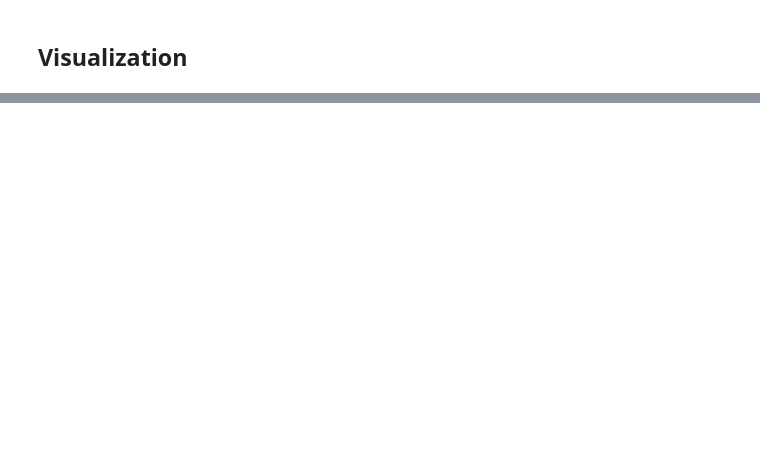
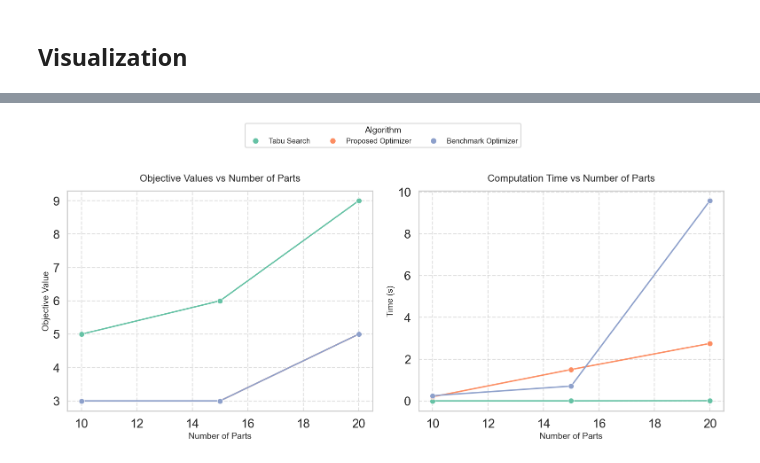
Before and after one commit to emrekuruu/Production_Planning, a Jupyter notebook: demo.ipynb, the cells around one changed output, grey strips where cells are left out. Cells and saved outputs as stored; diff of their text form; code cells hidden in the pictures; blank space fills up the shorter version.

Commit message:
feat: add a comparision line graph

```diff
--- a/demo.ipynb
+++ b/demo.ipynb
@@ -106,0 +50,17 @@ print(optimization_time)
+# %%
+for num_parts in range(10, 21, 5):
+    problem_parameters = get_dynamic_parameters(num_parts)
+
+    tabu = TabuSearchScheduler(tabu_tenure=10, max_iterations=100, **problem_parameters)
+    best_solution, best_value, elapsed_time = tabu()
+    results.append( ["Tabu Search", best_value, round(elapsed_time, 4), num_parts] )
+
+    proposed_optimizer = Optimizer(**problem_parameters)
+    proposed_model, proposed_objective_value, optimization_time = proposed_optimizer(best_solution)
+    results.append( ["Proposed Optimizer", proposed_objective_value, round(optimization_time, 4), num_parts])
+
+    benchmark_optimizer = Optimizer(**problem_parameters)
+    benchmark_model, benchmark_objective_value, optimization_time = benchmark_optimizer()
+    results.append(["Benchmark Optimizer", benchmark_objective_value, round(optimization_time, 4), num_parts])
+
+results_df = pd.DataFrame(results, columns=["Algorithm", "Objective Value", "Time", "Number of Parts"])
@@ -109,3 +100,46 @@ print(optimization_time)
+# %%
+sns.set_style("whitegrid", {'grid.linestyle': '--'})
+sns.set_context("talk", font_scale=1.2)
+sns.set_palette("Set2")
+
+fig, (ax1, ax2) = plt.subplots(1, 2, figsize=(16, 7))
+
+sns.lineplot(
+    data=results_df, x='Number of Parts', y='Objective Value',
+    hue='Algorithm', marker='o', ax=ax1, legend=False
+)
+
+ax1.set_title("Objective Values vs Number of Parts", fontsize=16, pad=15)
+ax1.set_xlabel("Number of Parts", fontsize=14)
+ax1.set_ylabel("Objective Value", fontsize=14)
+ax1.grid(True, linestyle='--', alpha=0.6)
+
+sns.lineplot(
+    data=results_df, x='Number of Parts', y='Time',
+    hue='Algorithm', marker='o', ax=ax2, legend=False
+)
+ax2.set_title("Computation Time vs Number of Parts", fontsize=16, pad=15)
+ax2.set_xlabel("Number of Parts", fontsize=14)
+ax2.set_ylabel("Time (s)", fontsize=14)
+ax2.grid(True, linestyle='--', alpha=0.6)
+
+
+algorithms = results_df['Algorithm'].unique()
+palette = sns.color_palette("Set2", len(algorithms))
+
+custom_lines = [
+    plt.Line2D([0], [0], color=color, marker='o', linestyle='', markersize=8)
+    for color in palette
+]
+fig.legend(
+    custom_lines, algorithms, title="Algorithm", loc='upper center', bbox_to_anchor=(0.5, 1.08),
+    ncol=3, fontsize=12, title_fontsize=14
+)
+
+plt.tight_layout(rect=[0, 0, 1, 0.95])
+plt.show()
+# %% [output]
+[figure, added]
 # %%
 benchmark_optimizer.visualize()
 # %% [output]
```
Also changed, not shown: parts of 14 cells of this notebook, 3 other files.
